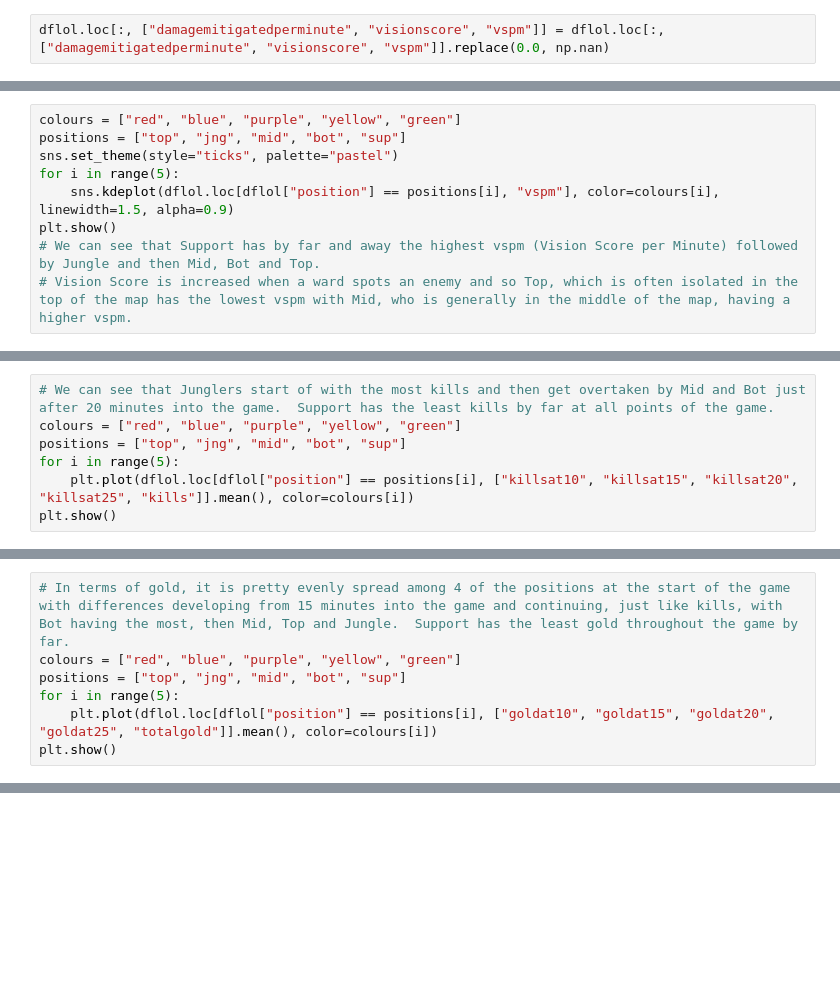
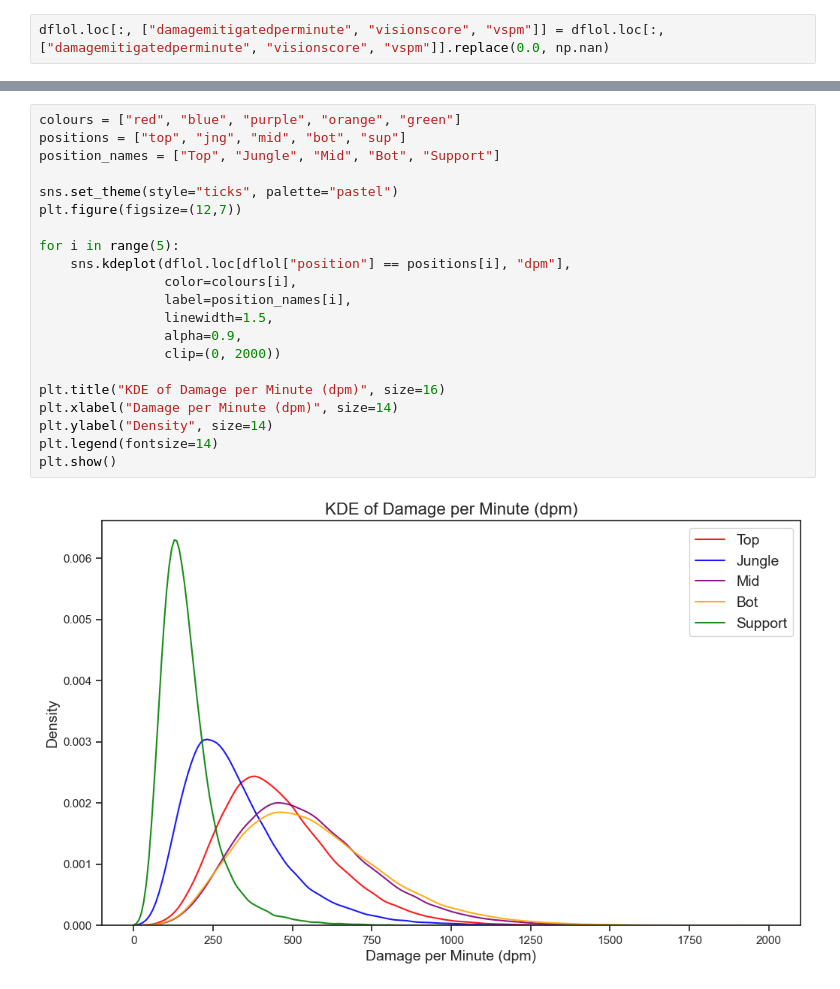
Before and after one commit to Samuel-Kelly-hub/Esports-Results-Project, a Jupyter notebook: LoL_Data_Exploration.ipynb, the cells around one changed output, grey strips where cells are left out. Cells and saved outputs as stored; diff of their text form; blank space fills up the shorter version.

```diff
--- a/LoL_Data_Exploration.ipynb
+++ b/LoL_Data_Exploration.ipynb
@@ -395,9 +131,0 @@ Name: count, Length: 82364, dtype: int64
-# %%
-colours = ["red", "blue", "purple", "yellow", "green"]
-positions = ["top", "jng", "mid", "bot", "sup"]
-sns.set_theme(style="ticks", palette="pastel")
-for i in range(5):
-    sns.kdeplot(dflol.loc[dflol["position"] == positions[i], "vspm"], color=colours[i], linewidth=1.5, alpha=0.9)
-plt.show()
-# We can see that Support has by far and away the highest vspm (Vision Score per Minute) followed by Jungle and then Mid, Bot and Top.
-# Vision Score is increased when a ward spots an enemy and so Top, which is often isolated in the top of the map has the lowest vspm with Mid, who is generally in the middle of the map, having a higher vspm.
@@ -589,7 +131,0 @@ Name: deaths, Length: 995484, dtype: uint8
-# %%
-# We can see that Junglers start of with the most kills and then get overtaken by Mid and Bot just after 20 minutes into the game.  Support has the least kills by far at all points of the game.
-colours = ["red", "blue", "purple", "yellow", "green"]
-positions = ["top", "jng", "mid", "bot", "sup"]
-for i in range(5):
-    plt.plot(dflol.loc[dflol["position"] == positions[i], ["killsat10", "killsat15", "killsat20", "killsat25", "kills"]].mean(), color=colours[i])
-plt.show()
@@ -606,7 +131,0 @@ Name: teamkills, dtype: float64
-# %%
-# In terms of gold, it is pretty evenly spread among 4 of the positions at the start of the game with differences developing from 15 minutes into the game and continuing, just like kills, with Bot having the most, then Mid, Top and Jungle.  Support has the least gold throughout the game by far.
-colours = ["red", "blue", "purple", "yellow", "green"]
-positions = ["top", "jng", "mid", "bot", "sup"]
-for i in range(5):
-    plt.plot(dflol.loc[dflol["position"] == positions[i], ["goldat10", "goldat15", "goldat20", "goldat25", "totalgold"]].mean(), color=colours[i])
-plt.show()
@@ -665,0 +270,23 @@ plt.show()
+# %%
+colours = ["red", "blue", "purple", "orange", "green"]
+positions = ["top", "jng", "mid", "bot", "sup"]
+position_names = ["Top", "Jungle", "Mid", "Bot", "Support"]
+
+sns.set_theme(style="ticks", palette="pastel")
+plt.figure(figsize=(12,7))
+
+for i in range(5):
+    sns.kdeplot(dflol.loc[dflol["position"] == positions[i], "dpm"],
+                color=colours[i],
+                label=position_names[i],
+                linewidth=1.5,
+                alpha=0.9,
+                clip=(0, 2000))
+
+plt.title("KDE of Damage per Minute (dpm)", size=16)
+plt.xlabel("Damage per Minute (dpm)", size=14)
+plt.ylabel("Density", size=14)
+plt.legend(fontsize=14)
+plt.show()
+# %% [output]
+[figure, added]
```
Also changed, not shown: parts of 214 cells of this notebook.
